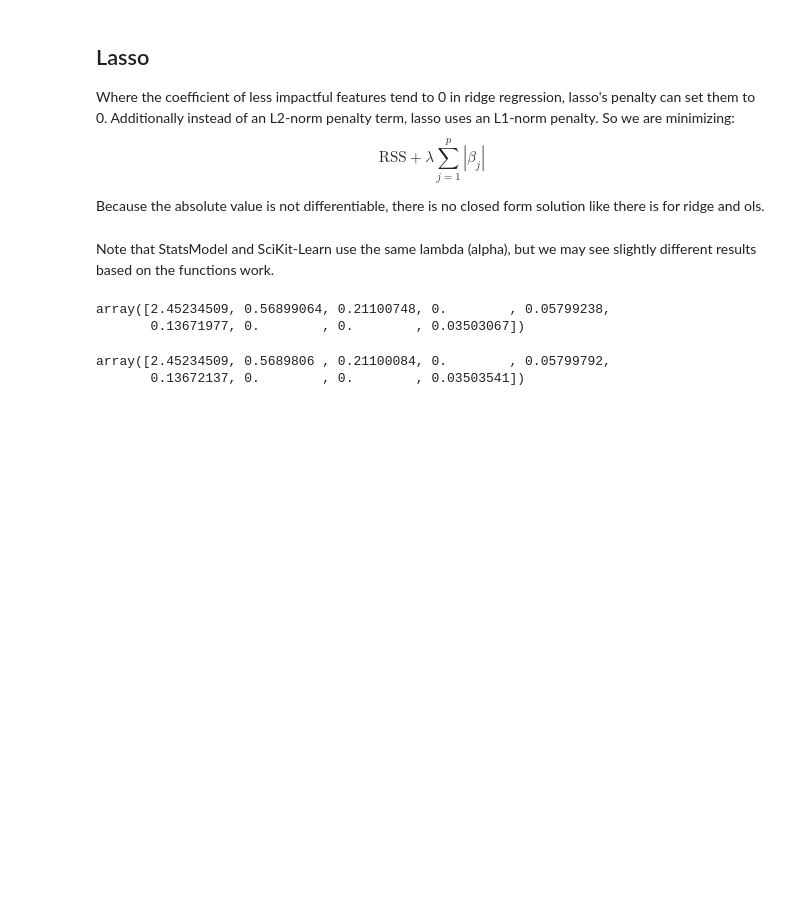
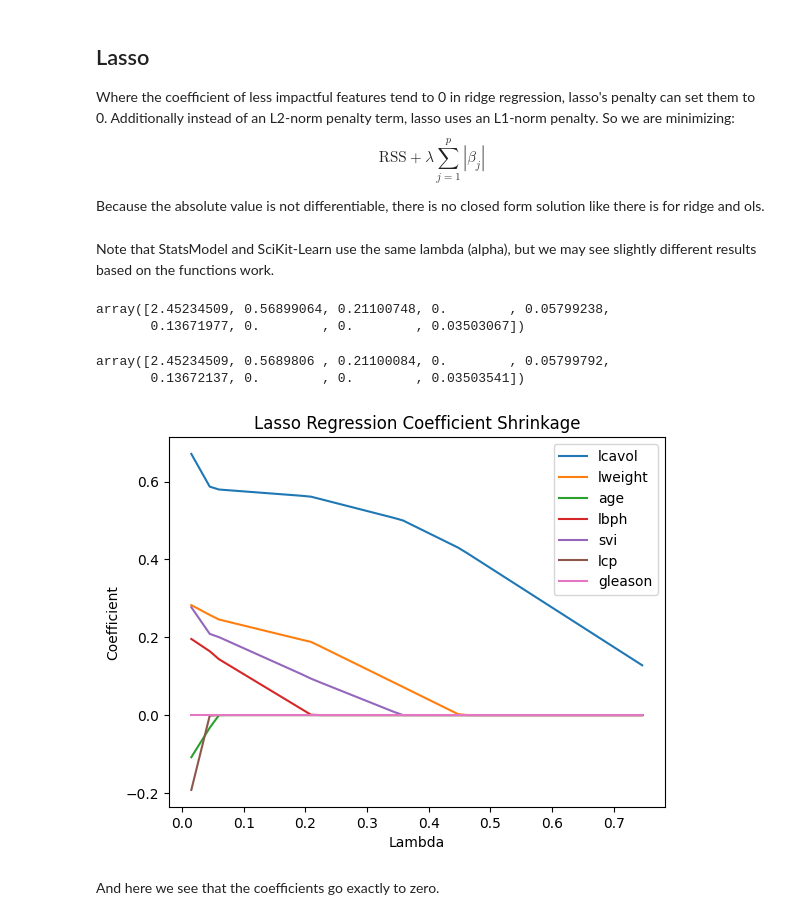
Before and after one commit to hdaniel17/regression, a Jupyter notebook: Shrinkage_methods.ipynb, the cells around one changed output. Drawn from its saved outputs; the diff is of its cells as text; code cells hidden in the pictures; blank space fills up the shorter version.

```diff
--- a/Shrinkage_methods.ipynb
+++ b/Shrinkage_methods.ipynb
@@ -149,3 +153,22 @@ np.append(lasso_reg.intercept_, lasso_reg.coef_)
 # %% [output]
 array([2.45234509, 0.5689806 , 0.21100084, 0.        , 0.05799792,
        0.13672137, 0.        , 0.        , 0.03503541])
+# %%
+coeff_array = np.zeros((50,10))
+
+n = train_df.shape[0]
+
+for i in range(1,51):
+    lasso_reg = Lasso(alpha=i/n, fit_intercept=True)
+    lasso_reg.fit(X, y)
+    coeff_array[i-1,:] = np.append(np.append(lasso_reg.intercept_, lasso_reg.coef_),i/n)
+
+plt.plot(coeff_array[:,9], coeff_array[:,1:8])
+plt.title('Lasso Regression Coefficient Shrinkage')
+plt.ylabel('Coefficient')
+plt.xlabel('Lambda')
+plt.legend(features);
+# %% [output]
+[figure, added]
+# %% [markdown]
+And here we see that the coefficients go exactly to zero.
```
Also changed, not shown: parts of 4 cells of this notebook.
